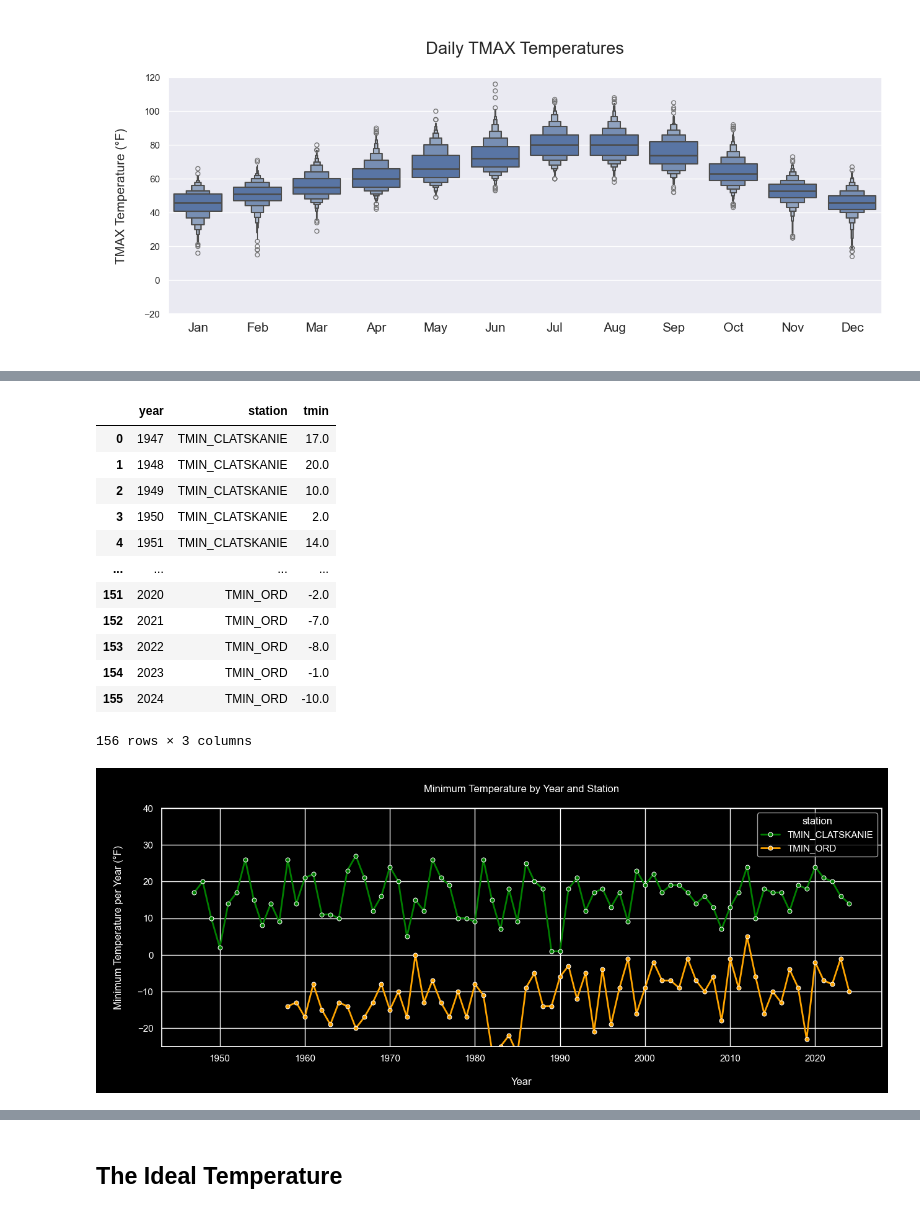
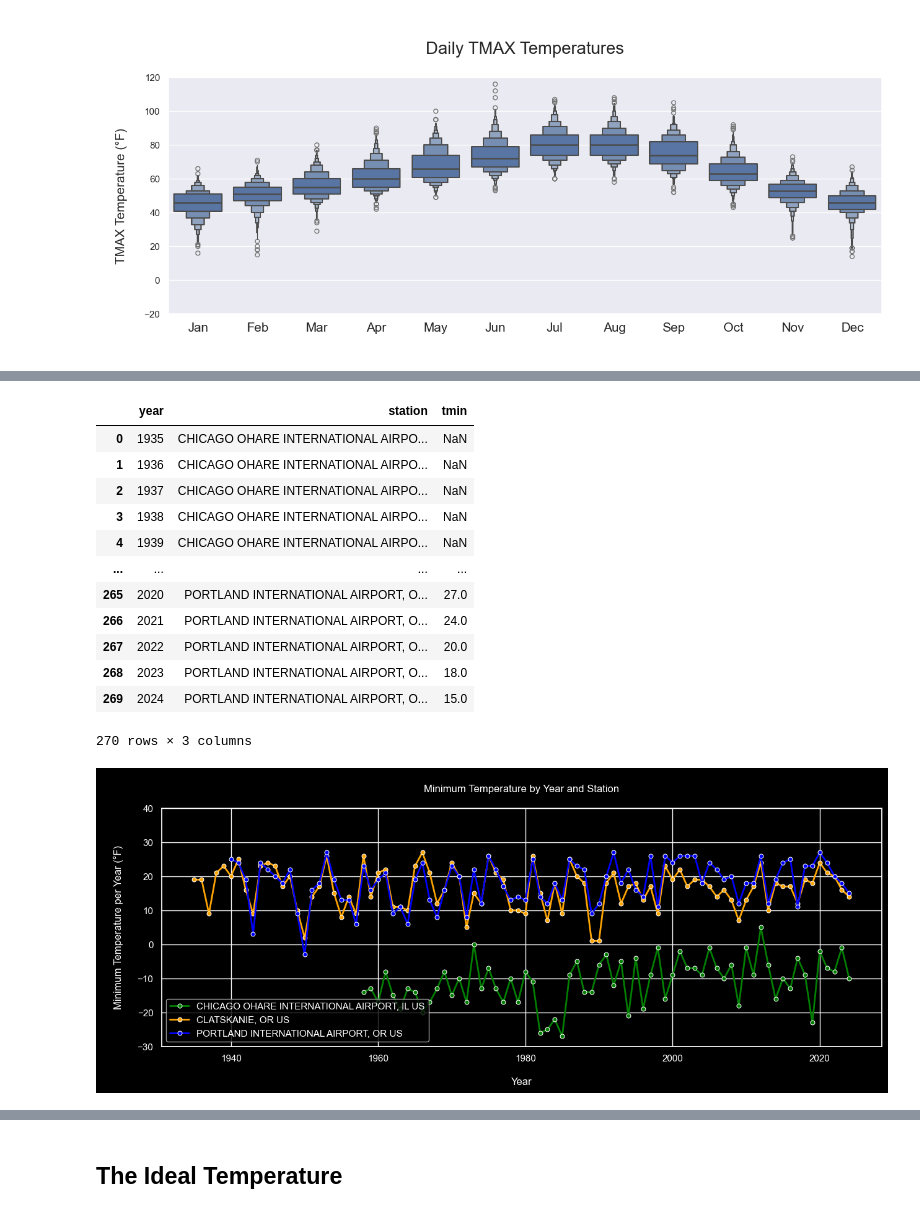
Before and after one commit to wpbSabi/weather_python, a Jupyter notebook: notebooks/compare_temperature.ipynb, the cells around one changed output, grey strips where cells are left out. Cells and saved outputs as stored; diff of their text form; code cells hidden in the pictures.

```diff
--- a/notebooks/compare_temperature.ipynb
+++ b/notebooks/compare_temperature.ipynb
@@ -191,3 +210,11 @@ functions.map_stations(df_stations,
 #                        default_zoom=9,)
 # %% [output]
 [interactive output not drawn]
+# %%
+# pivot df such that there is a unique year column, each NAME has a new column, and the value is the minimum TMIN for that year
+tmin = df.pivot_table(index='year', columns='NAME', values='TMIN', aggfunc='min').reset_index()
+
+# Check for null values
+print('null values', tmin.isnull().sum().sum())
+
+tmin
@@ -194,8 +236,9 @@ functions.map_stations(df_stations,
 # %%
-# View the minimium temperature for each year
-tmin = df.groupby('year', as_index=False).agg({'TMIN' + df1_suffix: 'min', 'TMIN' + df2_suffix: 'min'})
+# # View the minimium temperature for each year
+# tmin = df.groupby('year', as_index=False).agg({'TMIN' + df1_suffix: 'min', 'TMIN' + df2_suffix: 'min'})
 
-# Check for null values
-print('null values', tmin.isnull().sum().sum())
 
-tmin
+# # Check for null values
+# print('null values', tmin.isnull().sum().sum())
+
+# tmin
@@ -216,0 +251,6 @@ null values 11
+# %%
+# Calculate the USDA hardiness zone for each station and year for all columns except the first (year)
+for col in tmin.columns[1:]:
+    zone_col = f"{col.replace('TMIN_', '').replace('_', ' ')} Hardiness Zone"
+    tmin[zone_col] = tmin[col].rolling(window=30, min_periods=30).mean()
+tmin
@@ -217,11 +271,11 @@ null values 11
 # %%
-# Calculate the USDA hardiness zone for each station and year
+# # Calculate the USDA hardiness zone for each station and year
 
-# Use dynamic column names from tmin.columns
-col1 = tmin.columns[1]
-col2 = tmin.columns[2]
+# # Use dynamic column names from tmin.columns
+# col1 = tmin.columns[1]
+# col2 = tmin.columns[2]
 
-# Take the 30 year average and filter out years with less than 30 years of history
-tmin[f"{col2.replace('TMIN_', '').replace('_', ' ')} Hardiness Zone"] = tmin[col2].rolling(window=30, min_periods=30).mean()
-tmin[f"{col1.replace('TMIN_', '').replace('_', ' ')} Hardiness Zone"] = tmin[col1].rolling(window=30, min_periods=30).mean()
-tmin
+# # Take the 30 year average and filter out years with less than 30 years of history
+# tmin[f"{col2.replace('TMIN_', '').replace('_', ' ')} Hardiness Zone"] = tmin[col2].rolling(window=30, min_periods=30).mean()
+# tmin[f"{col1.replace('TMIN_', '').replace('_', ' ')} Hardiness Zone"] = tmin[col1].rolling(window=30, min_periods=30).mean()
+# tmin
@@ -242,22 +282,22 @@ tmin
 # %%
 # Make the wide format long, for the seaborn lineplot
-tmin_long = tmin.melt(id_vars='year', value_vars=[tmin.columns[1], tmin.columns[2]],
+tmin_long = tmin.reset_index().melt(id_vars='year', value_vars=[tmin.columns[1], tmin.columns[2], tmin.columns[3]],
                       var_name='station', value_name='tmin')
 tmin_long
 # %% [output]
 |  | year | station | tmin |
-| 0 | 1947 | TMIN_CLATSKANIE | 17.0 |
-| 1 | 1948 | TMIN_CLATSKANIE | 20.0 |
-| 2 | 1949 | TMIN_CLATSKANIE | 10.0 |
-| 3 | 1950 | TMIN_CLATSKANIE | 2.0 |
-| 4 | 1951 | TMIN_CLATSKANIE | 14.0 |
+| 0 | 1935 | CHICAGO OHARE INTERNATIONAL AIRPO... | NaN |
+| 1 | 1936 | CHICAGO OHARE INTERNATIONAL AIRPO... | NaN |
+| 2 | 1937 | CHICAGO OHARE INTERNATIONAL AIRPO... | NaN |
+| 3 | 1938 | CHICAGO OHARE INTERNATIONAL AIRPO... | NaN |
+| 4 | 1939 | CHICAGO OHARE INTERNATIONAL AIRPO... | NaN |
 | ... | ... | ... | ... |
-| 151 | 2020 | TMIN_ORD | -2.0 |
-| 152 | 2021 | TMIN_ORD | -7.0 |
-| 153 | 2022 | TMIN_ORD | -8.0 |
-| 154 | 2023 | TMIN_ORD | -1.0 |
-| 155 | 2024 | TMIN_ORD | -10.0 |
+| 265 | 2020 | PORTLAND INTERNATIONAL AIRPORT, O... | 27.0 |
+| 266 | 2021 | PORTLAND INTERNATIONAL AIRPORT, O... | 24.0 |
+| 267 | 2022 | PORTLAND INTERNATIONAL AIRPORT, O... | 20.0 |
+| 268 | 2023 | PORTLAND INTERNATIONAL AIRPORT, O... | 18.0 |
+| 269 | 2024 | PORTLAND INTERNATIONAL AIRPORT, O... | 15.0 |
-156 rows × 3 columns
+270 rows × 3 columns
 # %%
 # sns.set_theme(style="darkgrid")
 plt.style.use('dark_background')
@@ -266,7 +306,7 @@ p = sns.lineplot(data=tmin_long,
              x='year',
              y='tmin',
              hue='station',
-             palette=['green', 'orange'],
+             palette=['green', 'orange', 'blue'],
              marker='o',
              markersize=5,
              linewidth=2,
@@ -277,11 +317,12 @@ p = sns.lineplot(data=tmin_long,
 
 # add a title to the plot
 plt.title('\nMinimum Temperature by Year and Station\n')
-plt.ylim(-25, 40)
+plt.ylim(-30, 40)
 p.set_xlabel("\nYear", fontsize=12, rotation=0)
 p.set_ylabel("\nMinimum Temperature per Year (°F)\n", fontsize=12, rotation=90)
+plt.legend(loc='lower left')
 
 # Suppress printouts
 plt.show()
 # %% [output]
-[figure, old version]
+[figure, new version]
```
Also changed, not shown: parts of 18 cells of this notebook.
